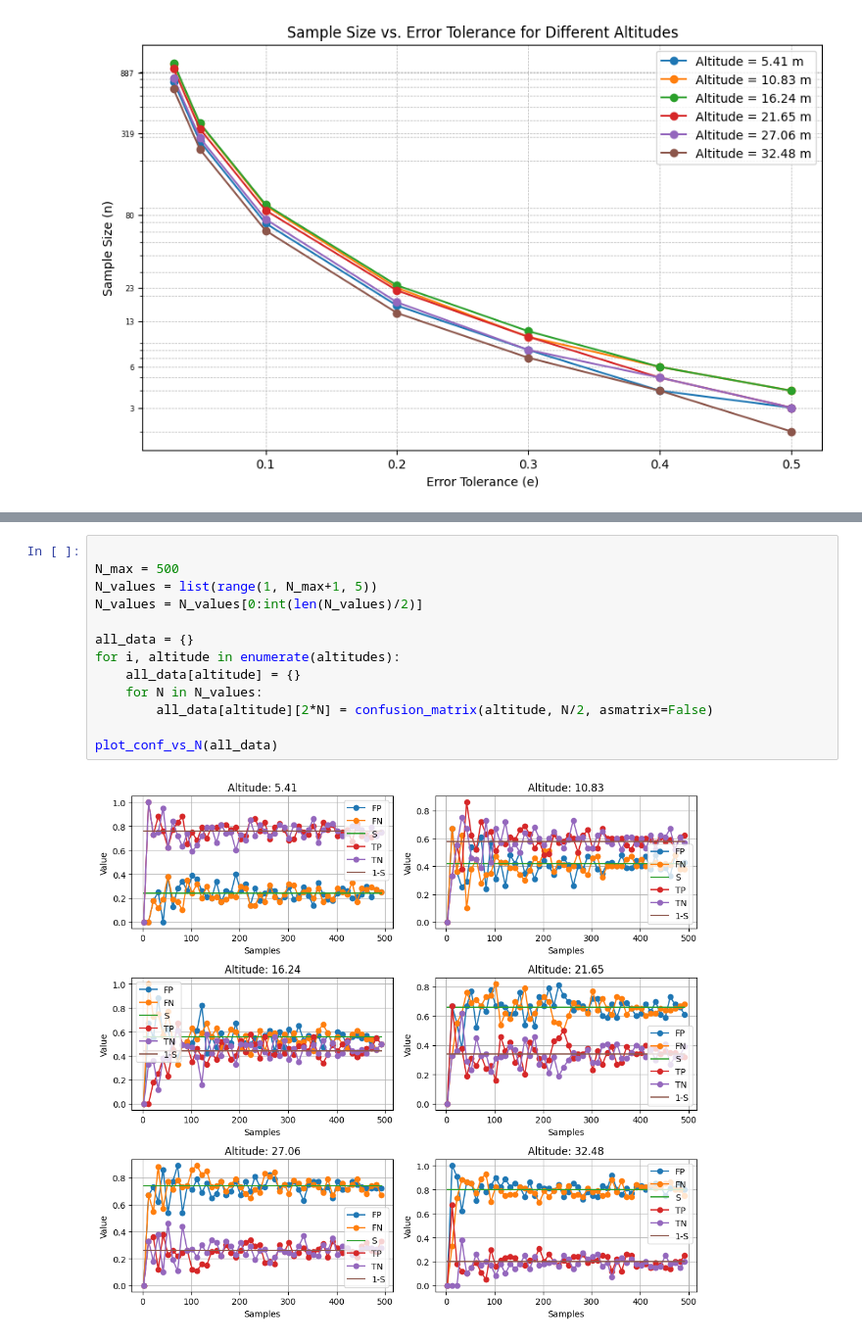
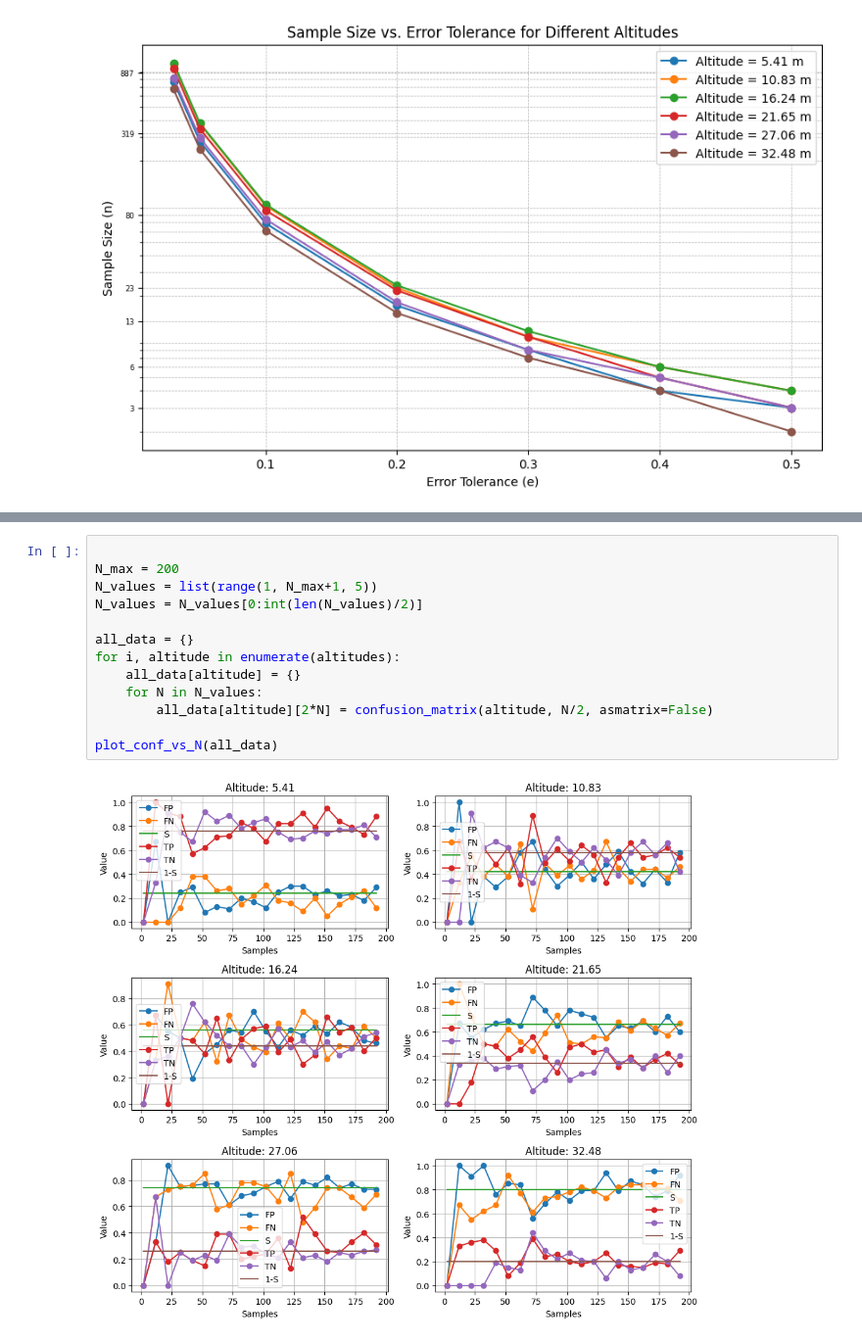
Before and after one commit to botastark/multi-horizon, a Jupyter notebook: src/sampler.ipynb, the cells around one changed output, grey strips where cells are left out. Shown at 98% size. Cells and saved outputs as stored; diff of their text form.

```diff
--- a/src/sampler.ipynb
+++ b/src/sampler.ipynb
@@ -270,15 +270,15 @@ for h in altitudes:
 # %%
 
-N_max = 500
+N_max = 200
 N_values = list(range(1, N_max+1, 5))
 N_values = N_values[0:int(len(N_values)/2)]
 
 all_data = {}
 for i, altitude in enumerate(altitudes):
     all_data[altitude] = {}
     for N in N_values:
         all_data[altitude][2*N] = confusion_matrix(altitude, N/2, asmatrix=False)
 
 plot_conf_vs_N(all_data)
 # %% [output]
-[figure, old version]
+[figure, new version]
```
Also changed, not shown: parts of 1 cell of this notebook.
